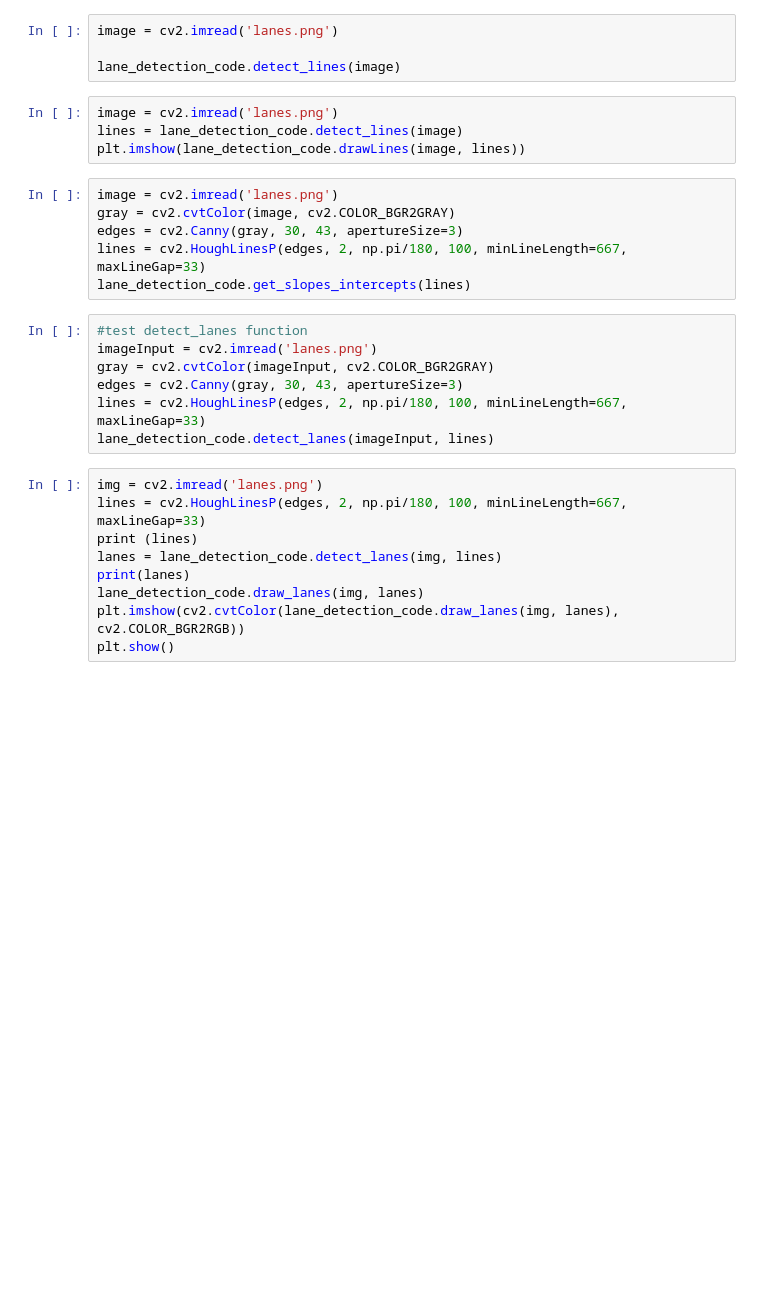
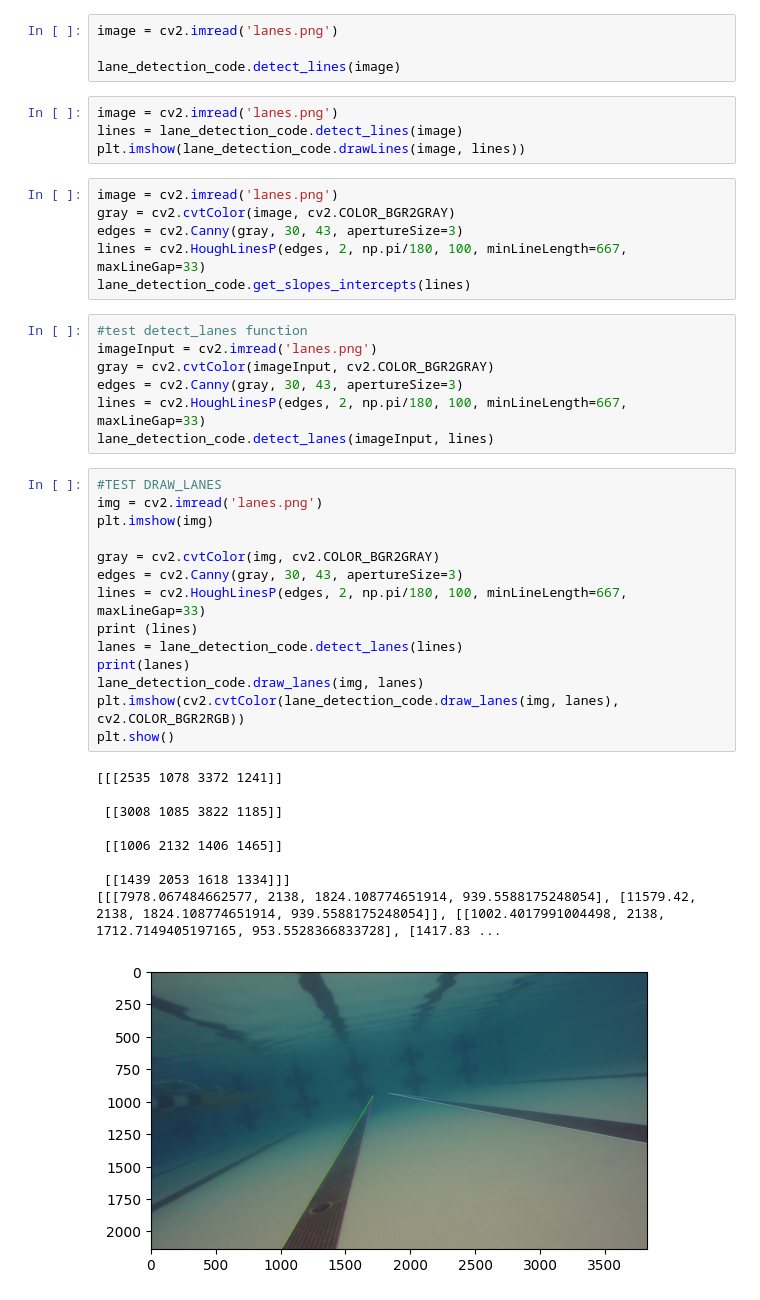
Before and after one commit to ES0227/cv-intro, a Jupyter notebook: lane_detection.ipynb, the cells around one changed output. Saved outputs shown, nothing was run; the diff lists cells and outputs as text; blank space fills up the shorter version.

```diff
--- a/lane_detection.ipynb
+++ b/lane_detection.ipynb
@@ -29,12 +30,27 @@ edges = cv2.Canny(gray, 30, 43, apertureSize=3)
 lines = cv2.HoughLinesP(edges, 2, np.pi/180, 100, minLineLength=667, maxLineGap=33)
 lane_detection_code.detect_lanes(imageInput, lines)
 # %%
+#TEST DRAW_LANES
 img = cv2.imread('lanes.png')
+plt.imshow(img)
+
+gray = cv2.cvtColor(img, cv2.COLOR_BGR2GRAY)
+edges = cv2.Canny(gray, 30, 43, apertureSize=3)
 lines = cv2.HoughLinesP(edges, 2, np.pi/180, 100, minLineLength=667, maxLineGap=33)
 print (lines)
-lanes = lane_detection_code.detect_lanes(img, lines)
+lanes = lane_detection_code.detect_lanes(lines)
 print(lanes)
 lane_detection_code.draw_lanes(img, lanes)
 plt.imshow(cv2.cvtColor(lane_detection_code.draw_lanes(img, lanes), cv2.COLOR_BGR2RGB))
 plt.show()
+# %% [output]
+[[[2535 1078 3372 1241]]
+
+ [[3008 1085 3822 1185]]
+
+ [[1006 2132 1406 1465]]
+
+ [[1439 2053 1618 1334]]]
+[[[7978.067484662577, 2138, 1824.108774651914, 939.5588175248054], [11579.42, 2138, 1824.108774651914, 939.5588175248054]], [[1002.4017991004498, 2138, 1712.7149405197165, 953.5528366833728], [1417.83 ...
+[figure, added]
 # %%
```
Also changed, not shown: parts of 6 cells of this notebook.
